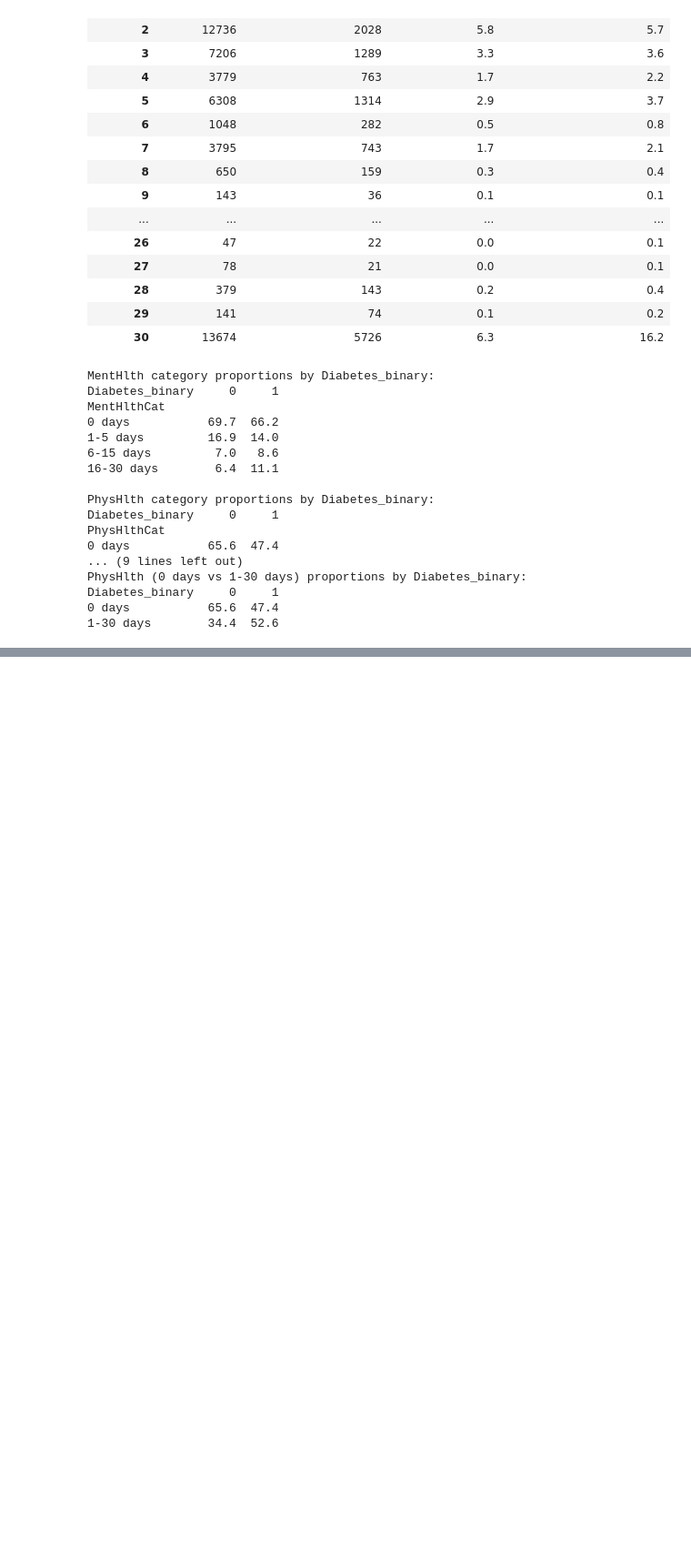
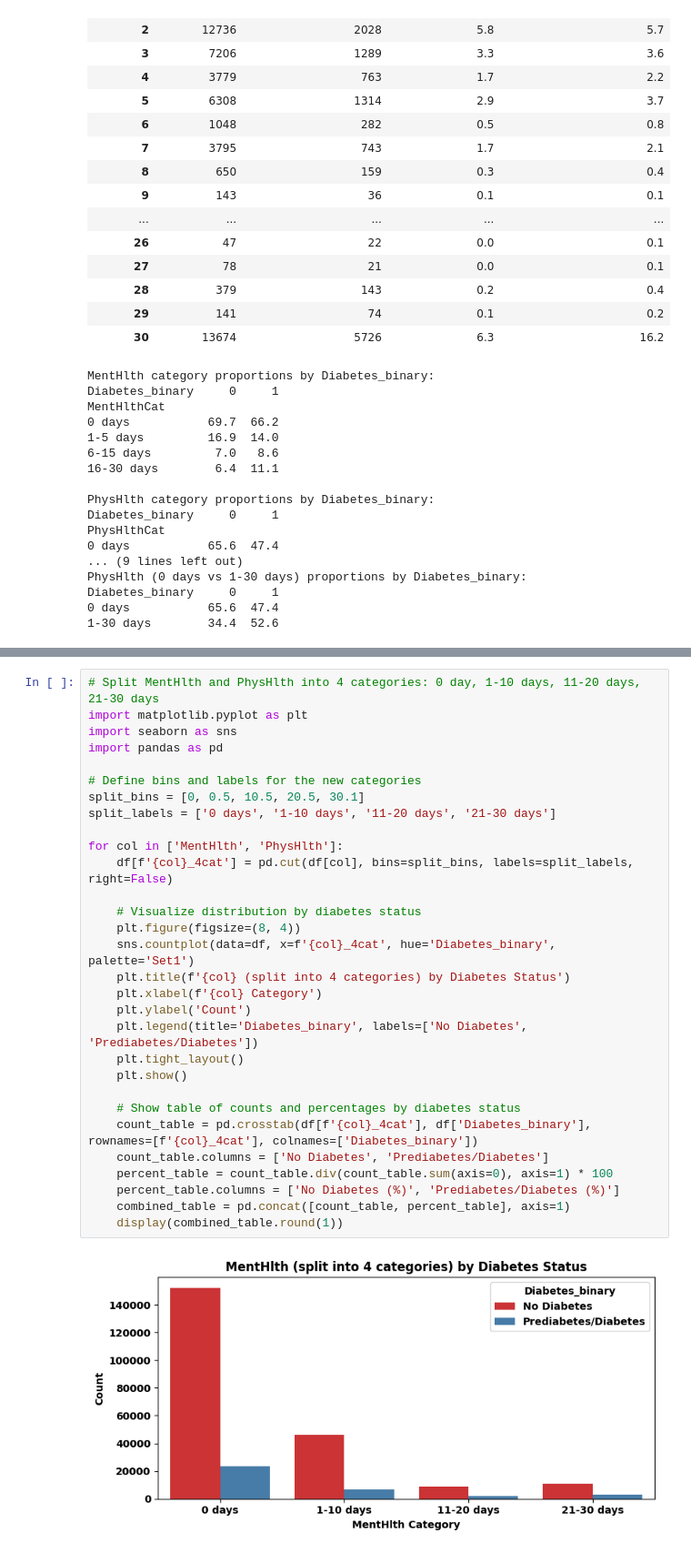
Before and after one commit to vijaivimu/SDS-CP035-gluco-track, a Jupyter notebook: beginner/submissions/team-members/NooraAlakulppi/noora-CP035.ipynb, the cells around one changed output, grey strips where cells are left out. Shown at 91% size. Cells and saved outputs as stored; diff of their text form; blank space fills up the shorter version.

```diff
--- a/beginner/submissions/team-members/NooraAlakulppi/noora-CP035.ipynb
+++ b/beginner/submissions/team-members/NooraAlakulppi/noora-CP035.ipynb
@@ -938,0 +960,32 @@ Diabetes_binary     0     1
+# %%
+# Split MentHlth and PhysHlth into 4 categories: 0 day, 1-10 days, 11-20 days, 21-30 days
+import matplotlib.pyplot as plt
+import seaborn as sns
+import pandas as pd
+
+# Define bins and labels for the new categories
+split_bins = [0, 0.5, 10.5, 20.5, 30.1]
+split_labels = ['0 days', '1-10 days', '11-20 days', '21-30 days']
+
+for col in ['MentHlth', 'PhysHlth']:
+    df[f'{col}_4cat'] = pd.cut(df[col], bins=split_bins, labels=split_labels, right=False)
+
+    # Visualize distribution by diabetes status
+    plt.figure(figsize=(8, 4))
+    sns.countplot(data=df, x=f'{col}_4cat', hue='Diabetes_binary', palette='Set1')
+    plt.title(f'{col} (split into 4 categories) by Diabetes Status')
+    plt.xlabel(f'{col} Category')
+    plt.ylabel('Count')
+    plt.legend(title='Diabetes_binary', labels=['No Diabetes', 'Prediabetes/Diabetes'])
+    plt.tight_layout()
+    plt.show()
+
+    # Show table of counts and percentages by diabetes status
+    count_table = pd.crosstab(df[f'{col}_4cat'], df['Diabetes_binary'], rownames=[f'{col}_4cat'], colnames=['Diabetes_binary'])
+    count_table.columns = ['No Diabetes', 'Prediabetes/Diabetes']
+    percent_table = count_table.div(count_table.sum(axis=0), axis=1) * 100
+    percent_table.columns = ['No Diabetes (%)', 'Prediabetes/Diabetes (%)']
+    combined_table = pd.concat([count_table, percent_table], axis=1)
+    display(combined_table.round(1))
+# %% [output]
+[figure, added]
```
Also changed, not shown: parts of 9 cells of this notebook.
